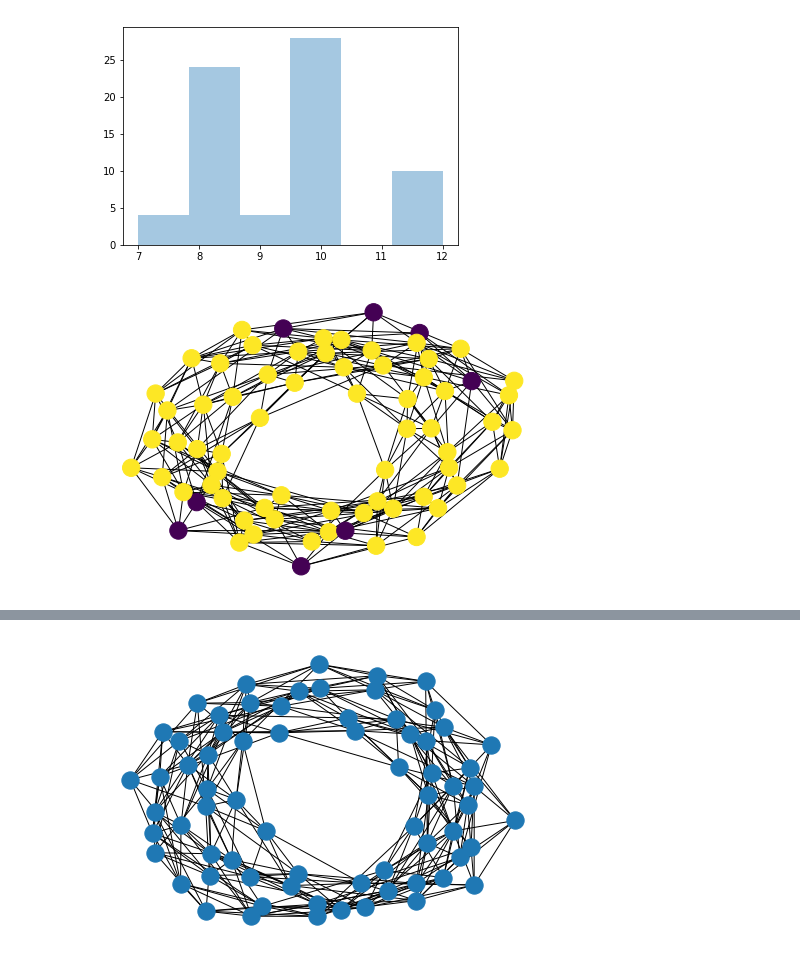
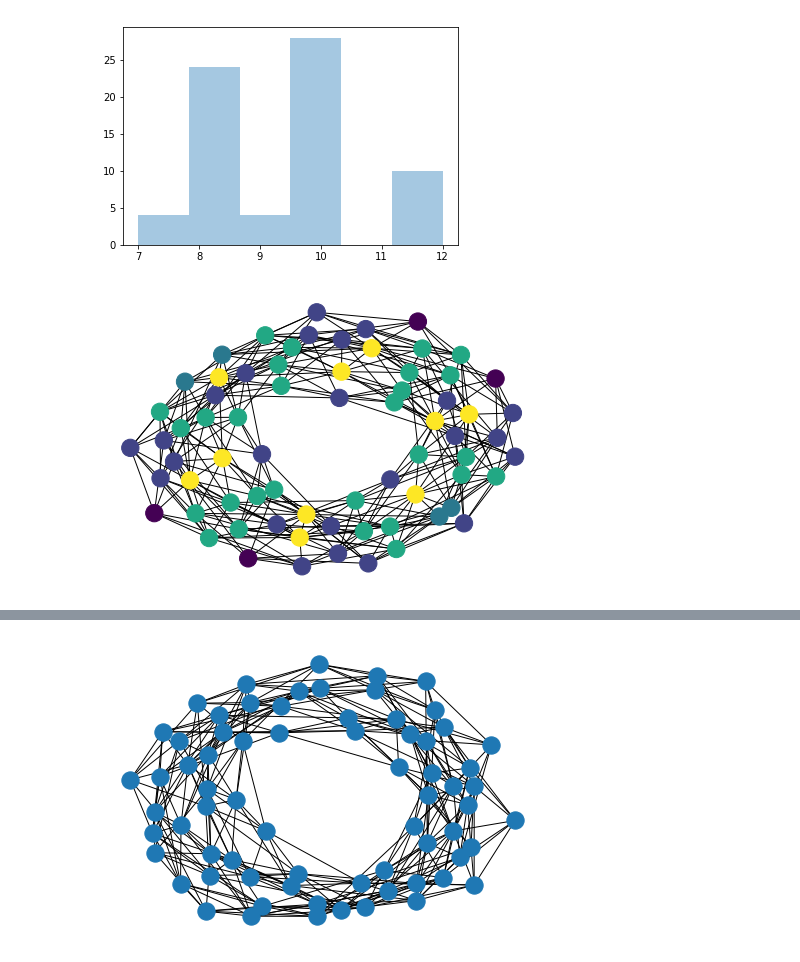
Before and after one commit to vrdi/metagraph-visualizations, a Jupyter notebook: metagraph.ipynb, the cells around one changed output, grey strips where cells are left out. Saved outputs shown, nothing was run; the diff lists cells and outputs as text; code cells hidden in the pictures.

```diff
--- a/metagraph.ipynb
+++ b/metagraph.ipynb
@@ -55,4 +55,4 @@ def plot_partition(part, dim=None, **kwargs):
 with open("enums/enum_[3,3]_[3]_3_rc.txt") as file:
     nodes={}
     for i, line in enumerate(file):
-        nodes[i] = np.fromstring(line, dtype=int, sep=',').reshape(3,3)
+        nodes[i] = np.fromstring(line, dtype=int, sep=',')
@@ -236,8 +208,7 @@ sns.distplot(degrees_4_4_2, kde=False)
 <matplotlib.axes._subplots.AxesSubplot at 0x...>
 [figure]
 # %%
-center_4_4_2 = nx.center(graph_4_4_2)
-nx.draw(graph_4_4_2,
-        node_color=[n in center_4_4_2 for n in graph_4_4_2.nodes()])
+nx.draw_kamada_kawai(graph_4_4_2,
+                     node_color=[nx.degree(graph_4_4_2,n) for n in graph_4_4_2.nodes()])
 # %% [output]
-[figure, old version]
+[figure, new version]
```
Also changed, not shown: parts of 21 cells of this notebook, 4 other files.
